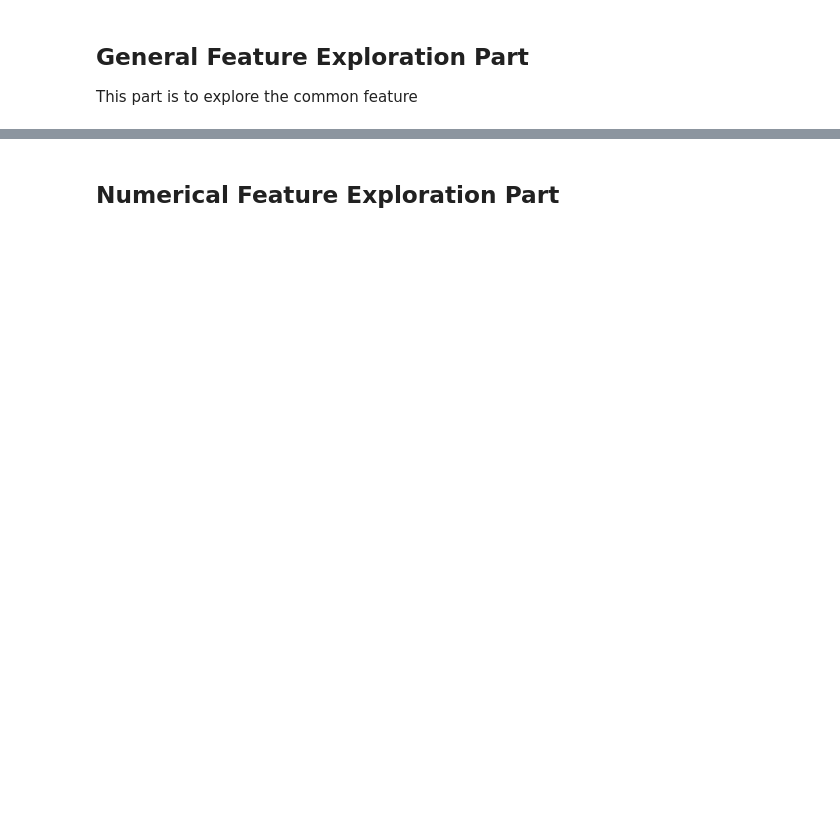
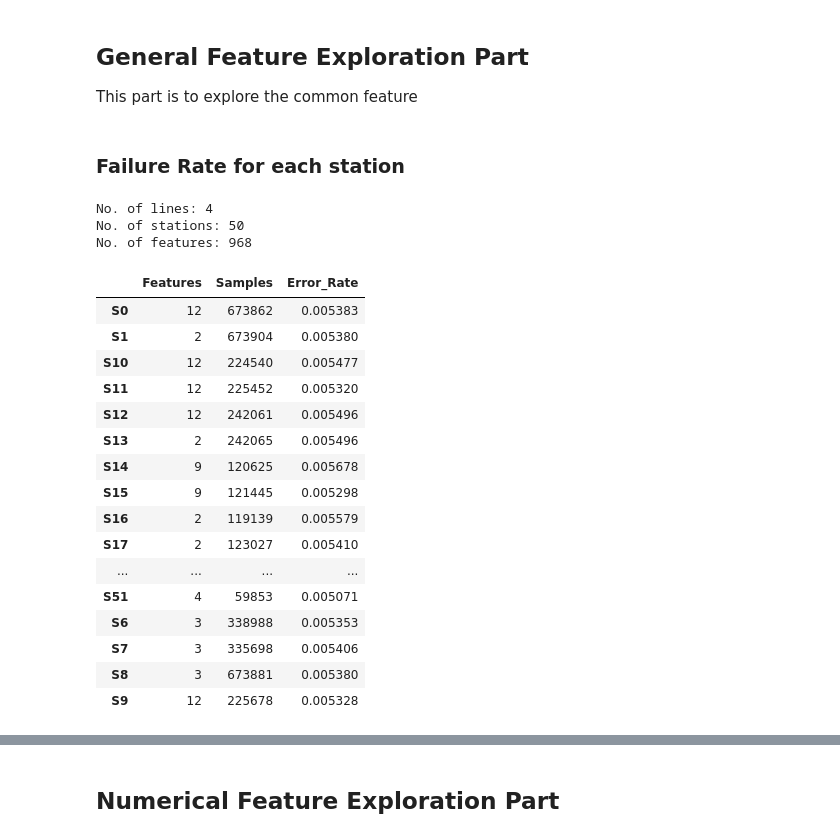
Before and after one commit to yw778/BoschLine, a Jupyter notebook: Main.ipynb, the cells around one changed output, grey strips where cells are left out. Saved outputs shown, nothing was run; the diff lists cells and outputs as text; code cells hidden in the pictures; blank space fills up the shorter version.

Commit message:
add failure rate for each station

```diff
--- a/Main.ipynb
+++ b/Main.ipynb
@@ -84,3 +65,44 @@ def explore_data_size():
 # %%
 # Get data size
 explore_data_size()
+# %% [markdown]
+### Failure Rate for each station
+# %%
+# this part will use function in the belowing part
+features = pd.read_csv('../data/train_numeric.csv', nrows=1).drop(['Response', 'Id'], axis=1).columns.values
+line_features, station_features = get_features(features)
+# %% [output]
+No. of lines: 4
+No. of stations: 50
+No. of features: 968
+# %%
+station_error = []
+for s in station_features:
+    cols = ['Id', 'Response']
+    cols.extend(station_features[s])
+    df = pd.read_csv('../data/train_numeric.csv', usecols=cols).dropna(subset=station_features[s], how='all')
+    error_rate = df[df.Response == 1].size / float(df[df.Response == 0].size)
+    station_error.append([df.shape[1]-2, df.shape[0], error_rate])
+
+station_data = pd.DataFrame(station_error,
+                         columns=['Features', 'Samples', 'Error_Rate'],
+                         index=station_features).sort_index()
+station_data
+# %% [output]
+|  | Features | Samples | Error_Rate |
+| S0 | 12 | 673862 | 0.005383 |
+| S1 | 2 | 673904 | 0.005380 |
+| S10 | 12 | 224540 | 0.005477 |
+| S11 | 12 | 225452 | 0.005320 |
+| S12 | 12 | 242061 | 0.005496 |
+| S13 | 2 | 242065 | 0.005496 |
+| S14 | 9 | 120625 | 0.005678 |
+| S15 | 9 | 121445 | 0.005298 |
+| S16 | 2 | 119139 | 0.005579 |
+| S17 | 2 | 123027 | 0.005410 |
+| ... | ... | ... | ... |
+| S51 | 4 | 59853 | 0.005071 |
+| S6 | 3 | 338988 | 0.005353 |
+| S7 | 3 | 335698 | 0.005406 |
+| S8 | 3 | 673881 | 0.005380 |
+| S9 | 12 | 225678 | 0.005328 |
```
Also changed, not shown: parts of 8 cells of this notebook.
